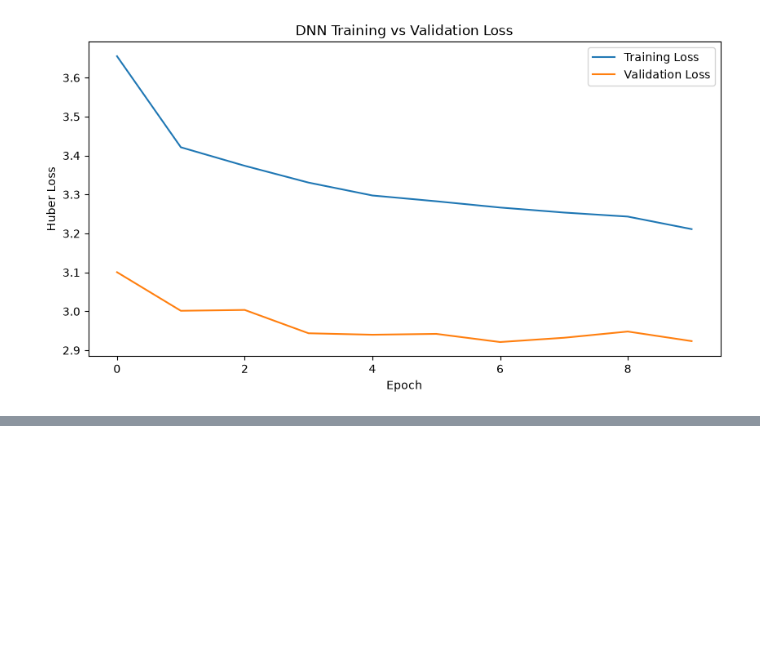
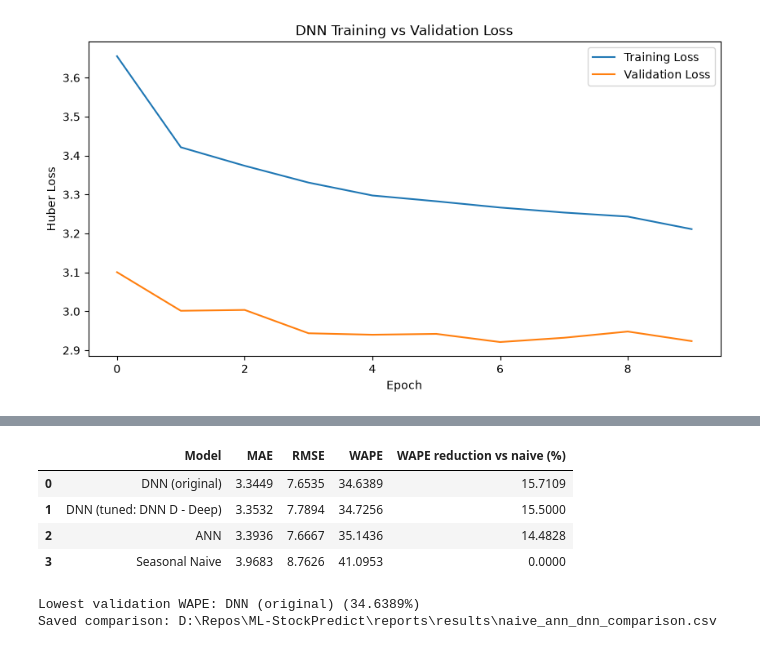
Before and after one commit to lasithalankajeewa/ML-StockPredict, a Jupyter notebook: notebooks/03_model_experiments.ipynb, the cells around one changed output, grey strips where cells are left out. Cells and saved outputs as stored; diff of their text form; code cells hidden in the pictures; blank space fills up the shorter version.

```diff
--- a/notebooks/03_model_experiments.ipynb
+++ b/notebooks/03_model_experiments.ipynb
@@ -1086,0 +1440,63 @@ plt.show()
+# %%
+# Use the same target values and row order for every model.
+comparison_targets = val_df[TARGET].to_numpy(dtype="float32")
+if not np.array_equal(comparison_targets, np.asarray(y_val).reshape(-1)):
+    raise ValueError("Validation rows changed. Re-run validation preprocessing first.")
+
+best_tuned_result = dnn_tuning_results_df.sort_values(
+    ["WAPE", "RMSE", "MAE"], ignore_index=True,
+).iloc[0]
+best_tuned_dnn = keras.models.load_model(
+    best_tuned_result["Model path"], compile=False,
+)
+
+comparison_predictions = {
+    "Seasonal Naive": val_df["sales_sum_7"].to_numpy(),
+    "ANN": ann.predict(X_num_val, batch_size=4096, verbose=0).reshape(-1),
+    "DNN (original)": dnn.predict(val_inputs, batch_size=4096, verbose=0).reshape(-1),
+    f"DNN (tuned: {best_tuned_result['Model']})": best_tuned_dnn.predict(
+        val_inputs, batch_size=4096, verbose=0,
+    ).reshape(-1),
+}
+
+comparison_rows = []
+for model_name, model_predictions in comparison_predictions.items():
+    model_predictions = np.asarray(model_predictions).reshape(-1)
+    if model_predictions.shape != comparison_targets.shape:
+        raise ValueError(f"{model_name}: predictions do not match validation rows.")
+    if not np.isfinite(model_predictions).all():
+        raise ValueError(f"{model_name}: predictions contain non-finite values.")
+    comparison_rows.append({
+        "Model": model_name,
+        **regression_metrics(comparison_targets, model_predictions),
+    })
+
+model_comparison = pd.DataFrame(comparison_rows)
+naive_wape = model_comparison.loc[
+    model_comparison["Model"] == "Seasonal Naive", "WAPE",
+].iloc[0]
+model_comparison["WAPE reduction vs naive (%)"] = (
+    (naive_wape - model_comparison["WAPE"]) / naive_wape * 100
+    if np.isfinite(naive_wape) and naive_wape > 0
+    else np.nan
+)
+model_comparison = model_comparison.sort_values(
+    ["WAPE", "RMSE", "MAE"], ignore_index=True,
+)
+display(model_comparison.round(4))
+
+comparison_path = REPORT_DIR / "results" / "naive_ann_dnn_comparison.csv"
+comparison_path.parent.mkdir(parents=True, exist_ok=True)
+model_comparison.to_csv(comparison_path, index=False)
+
+winner = model_comparison.iloc[0]
+print(f"Lowest validation WAPE: {winner['Model']} ({winner['WAPE']:.4f}%)")
+print(f"Saved comparison: {comparison_path}")
+# %% [output]
+|  | Model | MAE | RMSE | WAPE | WAPE reduction vs naive (%) |
+| 0 | DNN (original) | 3.3449 | 7.6535 | 34.6389 | 15.7109 |
+| 1 | DNN (tuned: DNN D - Deep) | 3.3532 | 7.7894 | 34.7256 | 15.5000 |
+| 2 | ANN | 3.3936 | 7.6667 | 35.1436 | 14.4828 |
+| 3 | Seasonal Naive | 3.9683 | 8.7626 | 41.0953 | 0.0000 |
+Lowest validation WAPE: DNN (original) (34.6389%)
+Saved comparison: D:\Repos\ML-StockPredict\reports\results\naive_ann_dnn_comparison.csv
```
Also changed, not shown: parts of 16 cells of this notebook, 27 other files.
